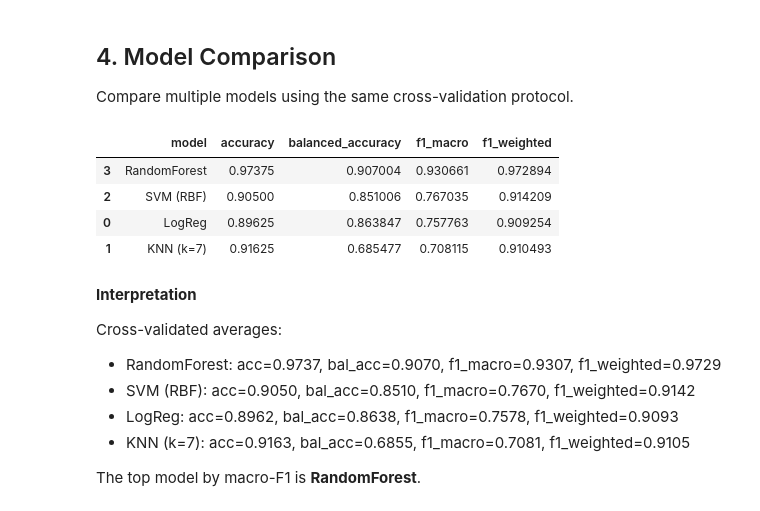
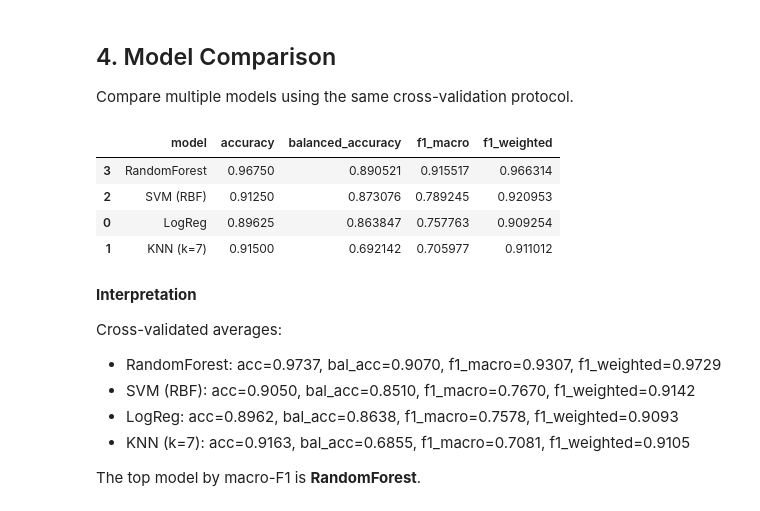
Before and after one commit to Abhay1Dhakl/diabetes-nyp-classification-clustering, a Jupyter notebook: notebooks/03_classification.ipynb, the cells around one changed output. Drawn from its saved outputs; the diff is of its cells as text; code cells hidden in the pictures.

```diff
--- a/notebooks/03_classification.ipynb
+++ b/notebooks/03_classification.ipynb
@@ -114,10 +147,18 @@ Train a class-weighted logistic regression model as a baseline and report cross-
 # %%
 cv = StratifiedKFold(n_splits=5, shuffle=True, random_state=RANDOM_STATE)
 
-baseline_model = LogisticRegression(
-    max_iter=2000,
-    class_weight="balanced",
-    random_state=RANDOM_STATE,
+baseline_model = Pipeline(
+    steps=[
+        ("preprocess", preprocessor),
+        (
+            "model",
+            LogisticRegression(
+                max_iter=2000,
+                class_weight="balanced",
+                random_state=RANDOM_STATE,
+            ),
+        ),
+    ]
 )
 
 baseline_metrics = cross_val_metrics(
@@ -187,32 +223,50 @@ pd.DataFrame([baseline_metrics, oversample_metrics])
 Compare multiple models using the same cross-validation protocol.
 # %%
 models = {
-    "KNN (k=7)": KNeighborsClassifier(n_neighbors=7),
-    "SVM (RBF)": SVC(kernel="rbf", C=1.0, class_weight="balanced", random_state=RANDOM_STATE),
-    "RandomForest": RandomForestClassifier(
-        n_estimators=300,
-        random_state=RANDOM_STATE,
-        class_weight="balanced",
-        n_jobs=-1,
+    "KNN (k=7)": Pipeline(
+        steps=[
+            ("preprocess", preprocessor),
+            ("model", KNeighborsClassifier(n_neighbors=7)),
+        ]
+    ),
+    "SVM (RBF)": Pipeline(
+        steps=[
+            ("preprocess", preprocessor),
+            ("model", SVC(kernel="rbf", C=1.0, class_weight="balanced", random_state=RANDOM_STATE)),
+        ]
+    ),
+    "RandomForest": Pipeline(
+        steps=[
+            ("preprocess", preprocessor),
+            (
+                "model",
+                RandomForestClassifier(
+                    n_estimators=300,
+                    random_state=RANDOM_STATE,
+                    class_weight="balanced",
+                    n_jobs=-1,
+                ),
+            ),
+        ]
     ),
 }
 
 results = []
 
 for name, model in models.items():
     metrics = cross_val_metrics(name, model, X_train, y_train, cv)
     results.append(metrics)
 
 results_df = pd.DataFrame([baseline_metrics] + results)
 results_df = results_df.sort_values(by=["f1_macro", "balanced_accuracy"], ascending=False)
 
 display(results_df)
 # %% [output]
 |  | model | accuracy | balanced_accuracy | f1_macro | f1_weighted |
-| 3 | RandomForest | 0.97375 | 0.907004 | 0.930661 | 0.972894 |
-| 2 | SVM (RBF) | 0.90500 | 0.851006 | 0.767035 | 0.914209 |
+| 3 | RandomForest | 0.96750 | 0.890521 | 0.915517 | 0.966314 |
+| 2 | SVM (RBF) | 0.91250 | 0.873076 | 0.789245 | 0.920953 |
 | 0 | LogReg | 0.89625 | 0.863847 | 0.757763 | 0.909254 |
-| 1 | KNN (k=7) | 0.91625 | 0.685477 | 0.708115 | 0.910493 |
+| 1 | KNN (k=7) | 0.91500 | 0.692142 | 0.705977 | 0.911012 |
 # %% [markdown]
 **Interpretation**
 
```
Also changed, not shown: parts of 11 cells of this notebook, 1 other file.
